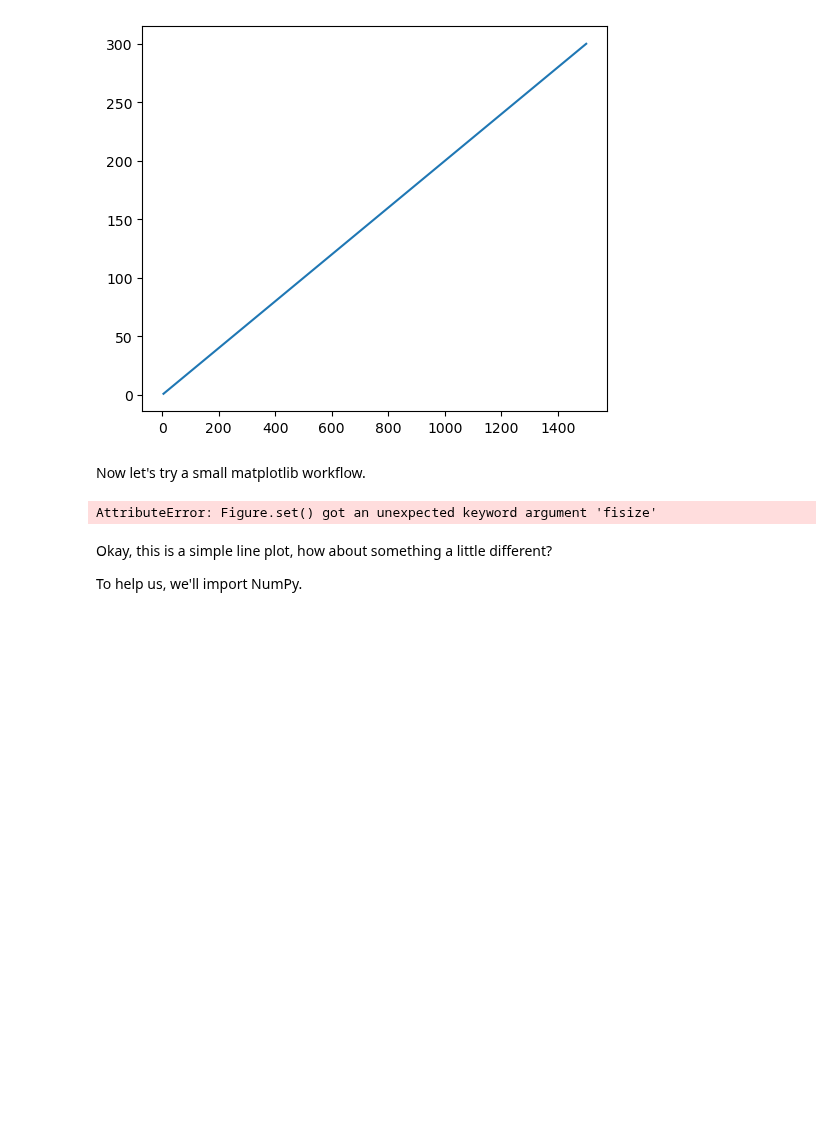
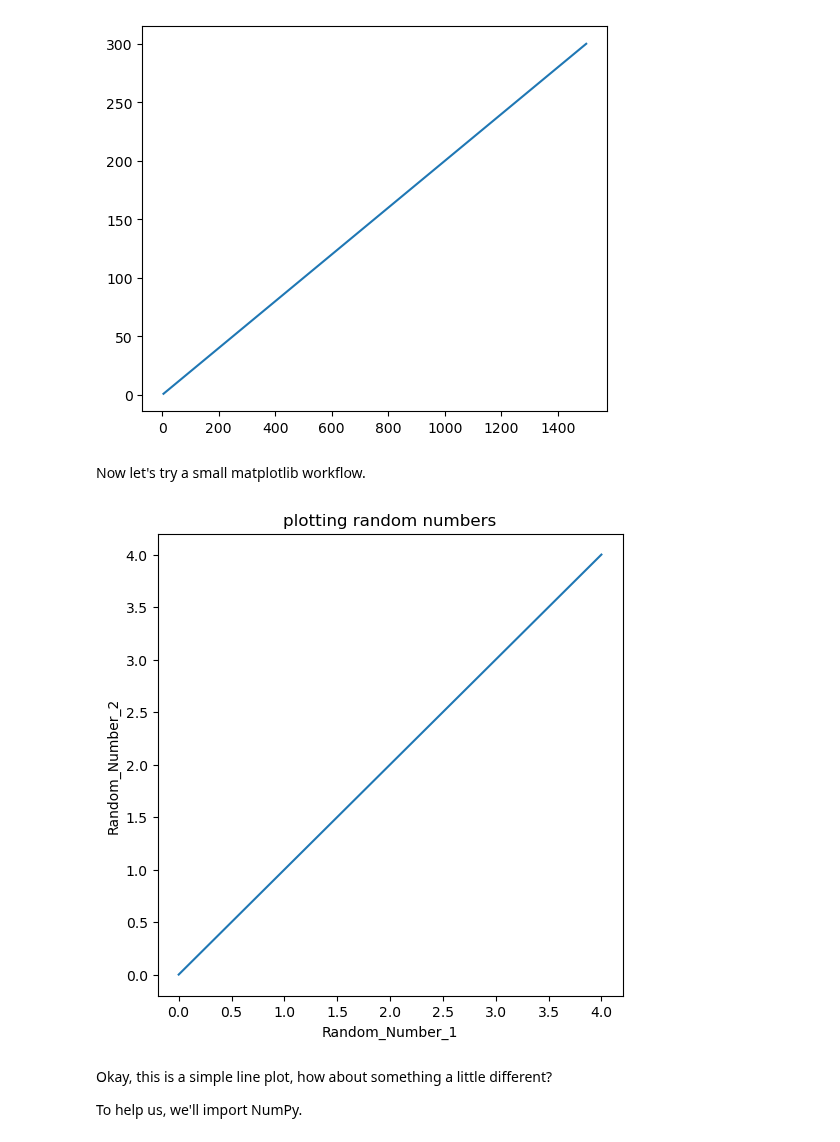
Before and after one commit to FairozAhmadSheikh/Machine_and_Deep_Learning_Basic_To_Advance, a Jupyter notebook: Exercises/matplotlib-exercises.ipynb, the cells around one changed output. Cells and saved outputs as stored; diff of their text form; code cells hidden in the pictures; blank space fills up the shorter version.

Commit message:
Plots scatter line plots etc

```diff
--- a/Exercises/matplotlib-exercises.ipynb
+++ b/Exercises/matplotlib-exercises.ipynb
@@ -54,26 +54,26 @@ Now let's try a small matplotlib workflow.
 # %%
 # Import and get matplotlib ready
 
 import matplotlib.pyplot as plt
 # Prepare data (create two lists of 5 numbers, X & y)
-X=np.arange(0,5,5)
-y=np.arange(0,5,5)
+X=np.arange(0,5,1)
+y=np.arange(0,5,1)
 
 # Setup figure and axes using plt.subplots()
-fig,ax=plt.subplots(fisize=(6,6))
+fig,ax=plt.subplots(figsize=(6,6))
 
 # Add data (X, y) to axes
 ax.plot(X,y)
 
 # Customize plot by adding a title, xlabel and ylabel
 ax.set(title="plotting random numbers",
        xlabel="Random_Number_1",
        ylabel="Random_Number_2")
 
 # Save the plot to file using fig.savefig()
 fig.savefig("saved_fig.png")
 # %% [output]
-AttributeError: Figure.set() got an unexpected keyword argument 'fisize'
+[figure, added]
 # %% [markdown]
 Okay, this is a simple line plot, how about something a little different?
 
```
Also changed, not shown: parts of 5 cells of this notebook.
